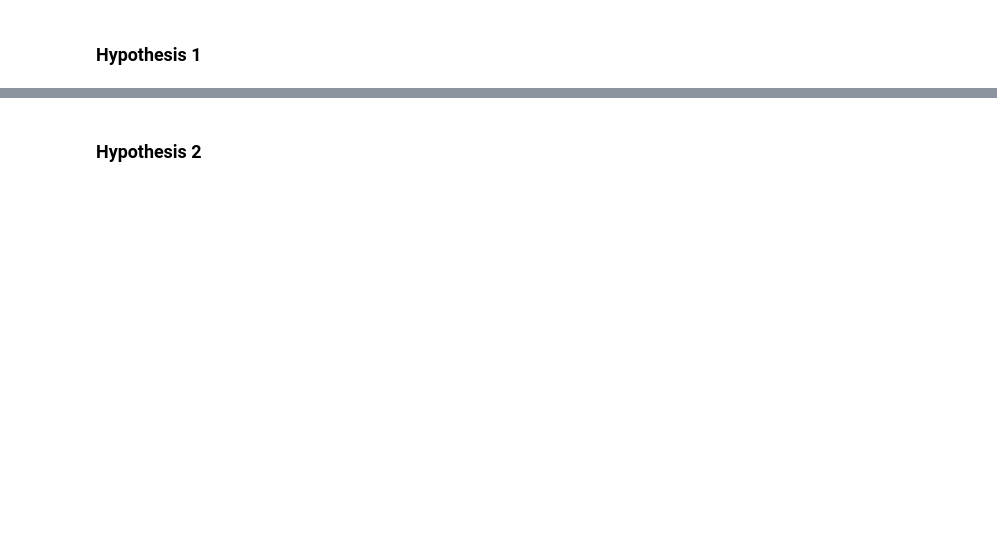
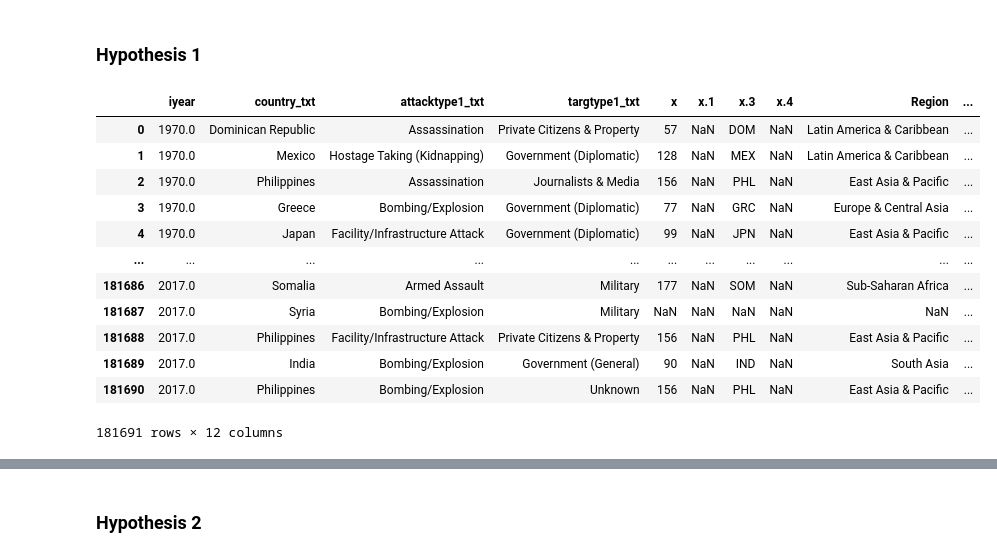
Before and after one commit to iSchool-597PR/2021_Spring_finals, a Jupyter notebook: PR_Final_Project.ipynb, the cells around one changed output, grey strips where cells are left out. Saved outputs shown, nothing was run; the diff lists cells and outputs as text; code cells hidden in the pictures; blank space fills up the shorter version.

```diff
--- a/PR_Final_Project.ipynb
+++ b/PR_Final_Project.ipynb
@@ -103,6 +181,22 @@ def mergeCountryIncome(terrorism_data,income_data):
     result = terrorism_data.merge(income_data, on='country_txt', how='left')
 
     return result
+# %%
+countryIncome
+# %% [output]
+|  | iyear | country_txt | attacktype1_txt | targtype1_txt | x | x.1 | x.3 | x.4 | Region | ... |
+| 0 | 1970.0 | Dominican Republic | Assassination | Private Citizens & Property | 57 | NaN | DOM | NaN | Latin America & Caribbean | ... |
+| 1 | 1970.0 | Mexico | Hostage Taking (Kidnapping) | Government (Diplomatic) | 128 | NaN | MEX | NaN | Latin America & Caribbean | ... |
+| 2 | 1970.0 | Philippines | Assassination | Journalists & Media | 156 | NaN | PHL | NaN | East Asia & Pacific | ... |
+| 3 | 1970.0 | Greece | Bombing/Explosion | Government (Diplomatic) | 77 | NaN | GRC | NaN | Europe & Central Asia | ... |
+| 4 | 1970.0 | Japan | Facility/Infrastructure Attack | Government (Diplomatic) | 99 | NaN | JPN | NaN | East Asia & Pacific | ... |
+| ... | ... | ... | ... | ... | ... | ... | ... | ... | ... | ... |
+| 181686 | 2017.0 | Somalia | Armed Assault | Military | 177 | NaN | SOM | NaN | Sub-Saharan Africa | ... |
+| 181687 | 2017.0 | Syria | Bombing/Explosion | Military | NaN | NaN | NaN | NaN | NaN | ... |
+| 181688 | 2017.0 | Philippines | Facility/Infrastructure Attack | Private Citizens & Property | 156 | NaN | PHL | NaN | East Asia & Pacific | ... |
+| 181689 | 2017.0 | India | Bombing/Explosion | Government (General) | 90 | NaN | IND | NaN | South Asia | ... |
+| 181690 | 2017.0 | Philippines | Bombing/Explosion | Unknown | 156 | NaN | PHL | NaN | East Asia & Pacific | ... |
+181691 rows × 12 columns
 # %%
 def thirdWorldCountry(countryIncome):
     """
```
Also changed, not shown: parts of 27 cells of this notebook.
